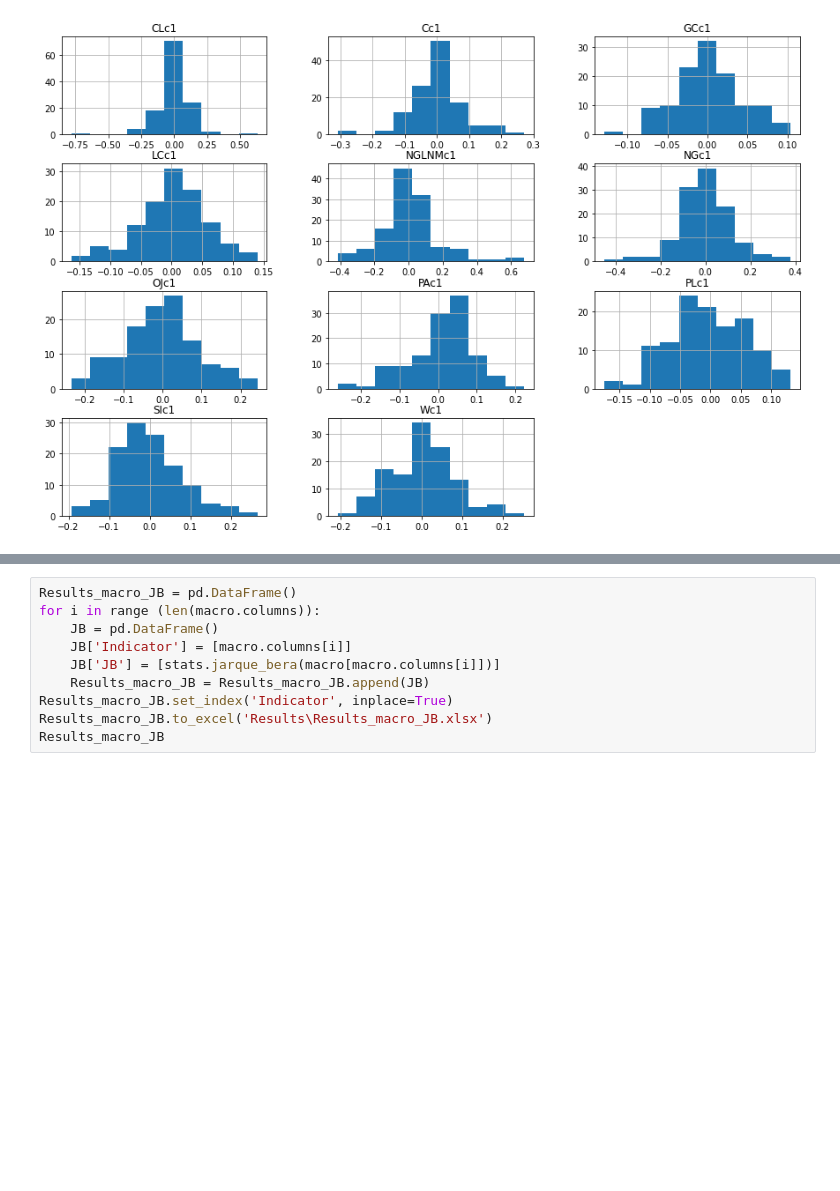
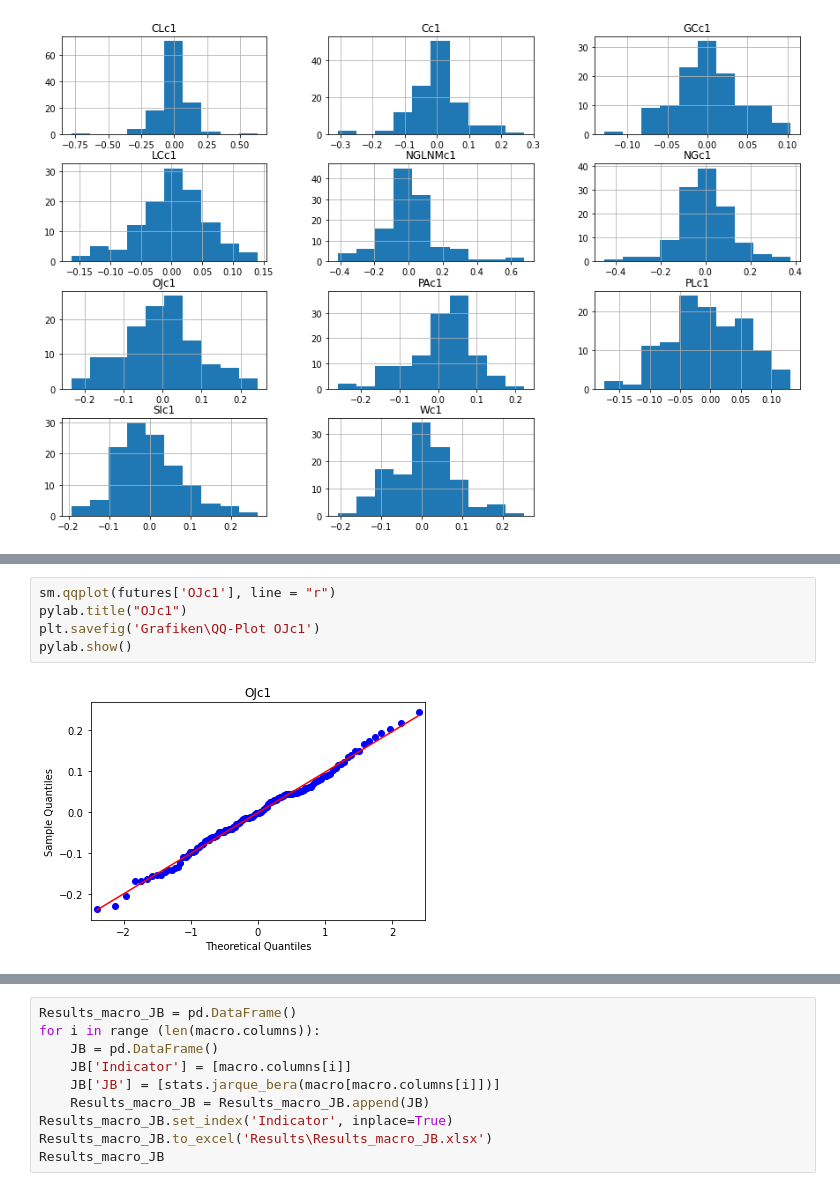
Before and after one commit to Liomat97/AQM, a Jupyter notebook: 3 Analysis.ipynb, the cells around one changed output, grey strips where cells are left out. Saved outputs shown, nothing was run; the diff lists cells and outputs as text; blank space fills up the shorter version.

```diff
--- a/3 Analysis.ipynb
+++ b/3 Analysis.ipynb
@@ -144,0 +120,7 @@ futures.hist(figsize=(15,10));
+# %%
+sm.qqplot(futures['OJc1'], line = "r")
+pylab.title("OJc1")
+plt.savefig('Grafiken\QQ-Plot OJc1')
+pylab.show()
+# %% [output]
+[figure, added]
```
Also changed, not shown: parts of 11 cells of this notebook, 19 other files.
